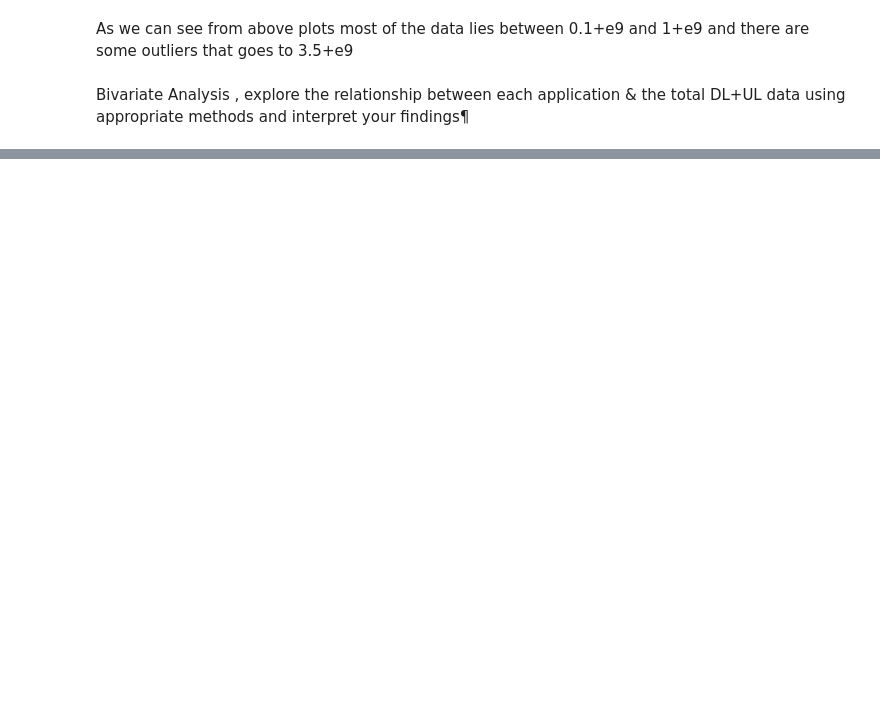
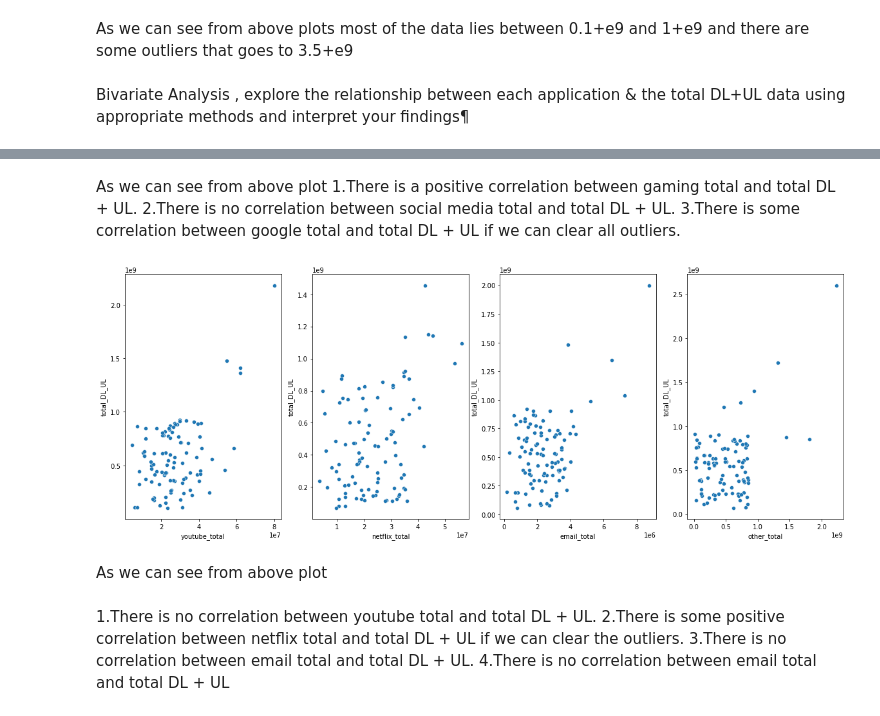
Before and after one commit to Natty-star/TellCo-Data-Analysis, a Jupyter notebook: notebooks/Data Cleaning.ipynb, the cells around one changed output, grey strips where cells are left out. Saved outputs shown, nothing was run; the diff lists cells and outputs as text; code cells hidden in the pictures; blank space fills up the shorter version.

```diff
--- a/notebooks/Data Cleaning.ipynb
+++ b/notebooks/Data Cleaning.ipynb
@@ -656,3 +638,26 @@ AttributeError: module 'seaborn' has no attribute 'scatterplot'
+# %% [markdown]
+As we can see from above plot
+1.There is a positive correlation between gaming total and total DL + UL.
+2.There is no correlation between social media total and total DL + UL.
+3.There is some correlation between google total and total DL + UL if we can clear all outliers.
+# %%
+#Scatter plot for youtube total, netflix total,email total and other total for comparasion by using sample data of 1000
+a4_dims = (20, 7)
+fig, axs = plt.subplots(ncols=4,figsize=a4_dims)
+sns.scatterplot(x="youtube_total", y="total_DL_UL",ax=axs[0], data=newdf.sample(100))
+sns.scatterplot(x="netflix_total", y="total_DL_UL",ax=axs[1], data=newdf.sample(100))
+sns.scatterplot(x="email_total", y="total_DL_UL",ax=axs[2], data=newdf.sample(100))
+sns.scatterplot(x="other_total", y="total_DL_UL",ax=axs[3], data=newdf.sample(100))
+plt.show()
+# %% [output]
+[figure, added]
+# %% [markdown]
+As we can see from above plot
+# %% [markdown]
+1.There is no correlation between youtube total and total DL + UL.
+2.There is some positive correlation between netflix total and total DL + UL if we can clear the outliers.
+3.There is no correlation between email total and total DL + UL.
+4.There is no correlation between email total and total DL + UL
 # %%
 fig, ax1 = plt.subplots(figsize=(10, 10))
 tidy = newdf.iloc[:,-8:-1].melt(id_vars='total_DL_UL', var_name='cols',  value_name='vals')
```
Also changed, not shown: parts of 35 cells of this notebook.
